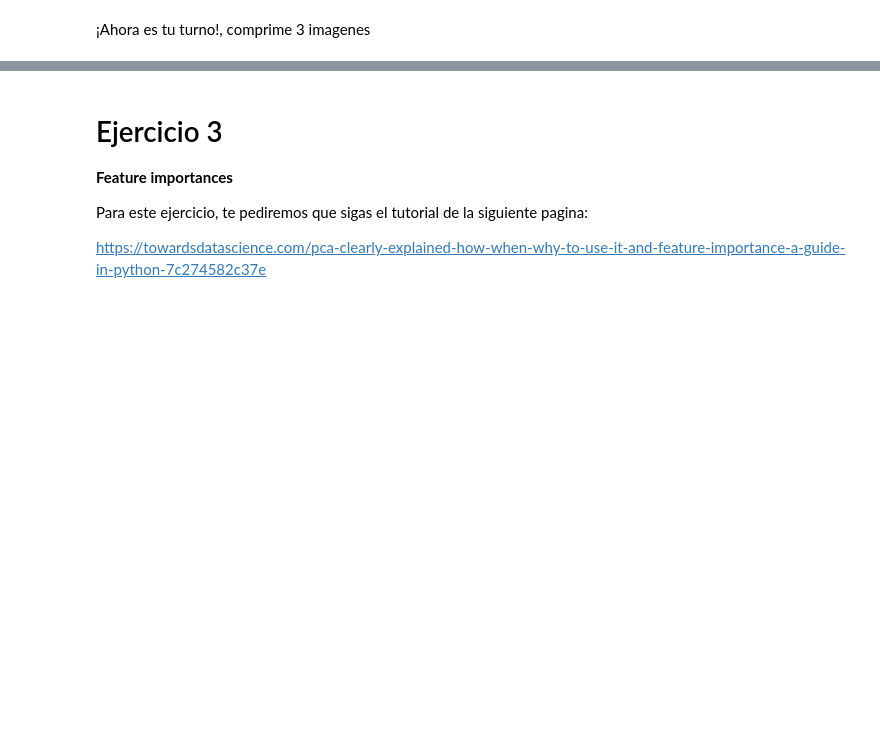
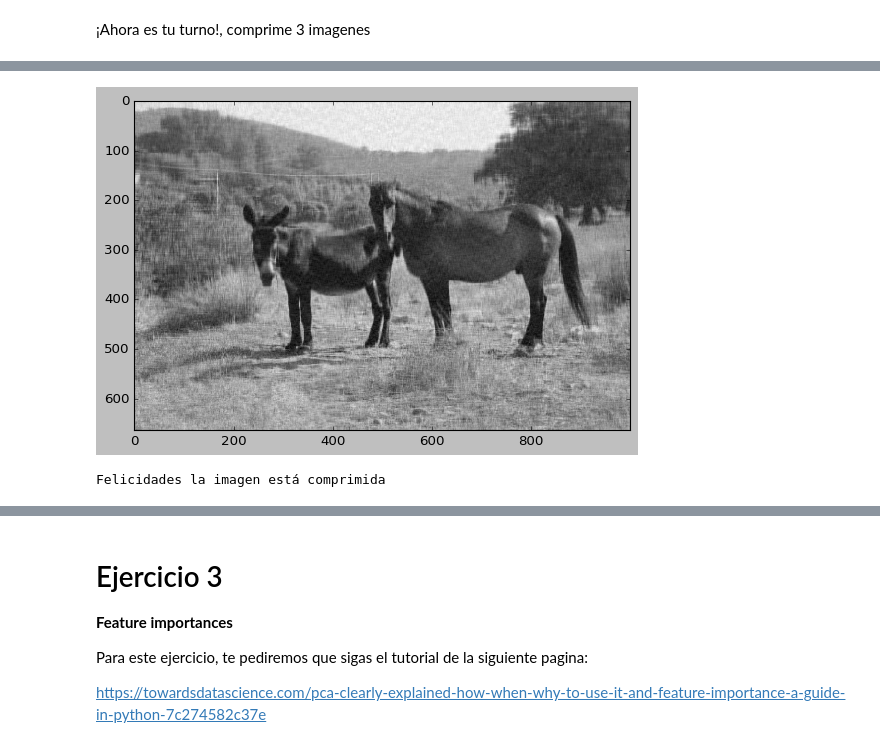
Before and after one commit to PosgradoMNA/actividades-de-aprendizaje-a00377571, a Jupyter notebook: A00377571_Reduccion_dimensiones.ipynb, the cells around one changed output, grey strips where cells are left out. Cells and saved outputs as stored; diff of their text form; code cells hidden in the pictures; blank space fills up the shorter version.

```diff
--- a/A00377571_Reduccion_dimensiones.ipynb
+++ b/A00377571_Reduccion_dimensiones.ipynb
@@ -401,2 +438,25 @@ Felicidades la imagen está comprimida
+# %%
+#Cuantos valores crees que son necesarios?
+#A=U*D*V
+#aqui los elegiremos---------------------------
+# por las dimensiones de este caso en particular
+#iremos de 0-663, siendo 660 como normalmente están los datos
+#con 50 podemos observar que Lucy se ve casi igual, es decir conservamos aquello que en
+# realidad estaba aportando a la imagen en este caso :D por medio de la variabilidad
+#juega con el valor nvalue y ve que pasa con otros valores
+nvalue = 60
+#------------------------------
+reconstimg = np.matrix(U[:,:nvalue])*np.diag(D[:nvalue])*np.matrix(V[:nvalue,:])
+#ve las dimensiones de la imagen y su descomposicion
+#663x1000= U(663X663)D(663X1000)V(1000x1000)
+        #=U(663Xnvalues)D(nvaluesXnvalue)V(nvaluesx1000)
+
+        #=U(663X50)(50X50)(50X1024)
+plt.imshow(reconstimg,cmap='gray')
+plt.show()
+print("Felicidades la imagen está comprimida")
+# %% [output]
+[figure, added]
+Felicidades la imagen está comprimida
 # %%
 #imagen 2
```
Also changed, not shown: parts of 14 cells of this notebook.
